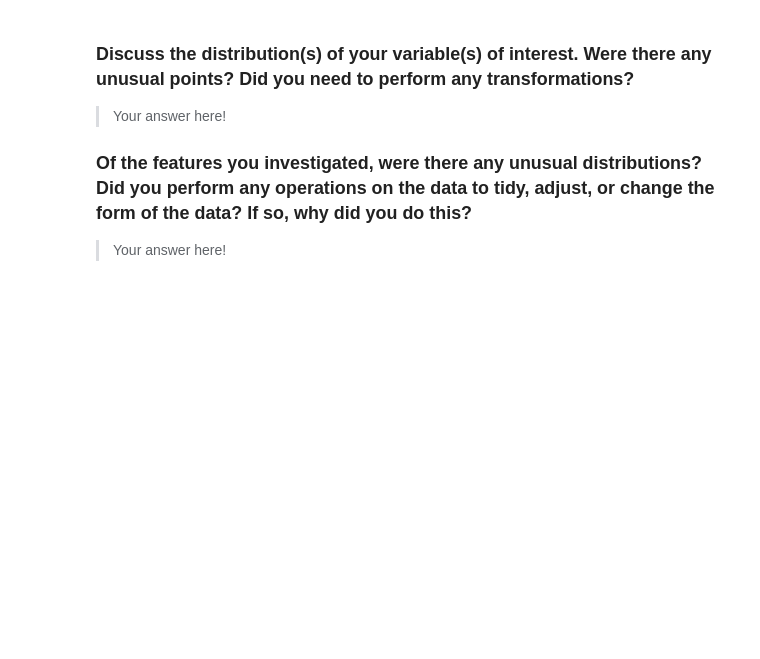
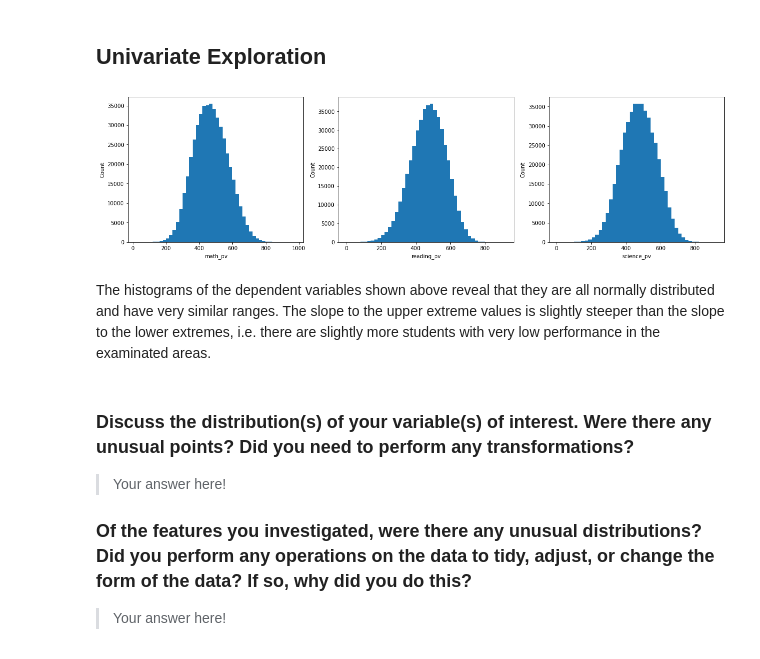
Before and after one commit to zoraaroz/PISA-data-visualisation, a Jupyter notebook: exploration.ipynb, the cells around one changed output. Drawn from its saved outputs; the diff is of its cells as text; code cells hidden in the pictures; blank space fills up the shorter version.

```diff
--- a/exploration.ipynb
+++ b/exploration.ipynb
@@ -40,0 +105,2 @@ you plan on investigating next.
+# %%
+pisa_explore = pd.read_csv('pisa_explore.csv')
@@ -41,3 +138,29 @@ you plan on investigating next.
+# %% [markdown]
+## Univariate Exploration
+# %%
+# Define function for plotting histograms with reasonable bin size
+def plot_hist(x, bin_size):
+    b = np.arange(min(x),max(x)+bin_size, bin_size)
+    plt.hist(x, bins = b);
+    plt.ylabel('Count');
+# %%
+plt.figure(figsize = [20, 5])
+# math_pv
+plt.subplot(1,3,1)
+plot_hist(pisa_explore.math_pv, 20)
+plt.xlabel('math_pv');
+# reading_pv
+plt.subplot(1,3,2)
+plot_hist(pisa_explore.reading_pv, 20)
+plt.xlabel('reading_pv');
+# science_pv
+plt.subplot(1,3,3)
+plot_hist(pisa_explore.science_pv, 20)
+plt.xlabel('science_pv');
+# %% [output]
+[figure, added]
+# %% [markdown]
+The histograms of the dependent variables shown above reveal that they are all normally distributed and have very similar ranges. The slope to the upper extreme values is slightly steeper than the slope to the lower extremes, i.e. there are slightly more students with very low performance in the examinated areas.
 # %% [markdown]
 ### Discuss the distribution(s) of your variable(s) of interest. Were there any unusual points? Did you need to perform any transformations?
 
```
Also changed, not shown: parts of 15 cells of this notebook, 1 other file.
